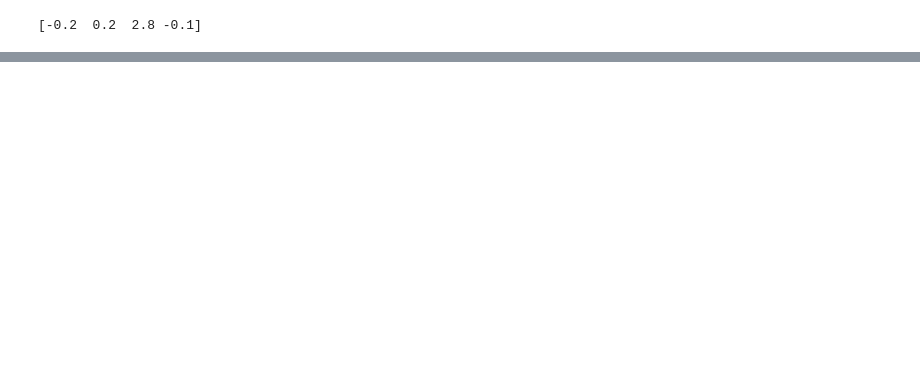
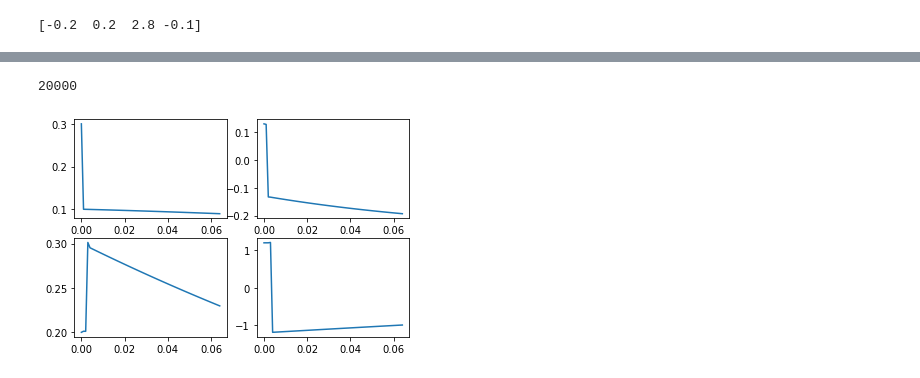
Before and after one commit to LouKordos/jupyter_notebooks, a Jupyter notebook: cart-pole.ipynb, the cells around one changed output, grey strips where cells are left out. Saved outputs shown, nothing was run; the diff lists cells and outputs as text; code cells hidden in the pictures; blank space fills up the shorter version.

```diff
--- a/cart-pole.ipynb
+++ b/cart-pole.ipynb
@@ -789,0 +949,18 @@ Image(url = "https://miro.medium.com/max/4365/1*TMZEwugeC5wlHdITbdmQ5A.png")
+# %%
+x_updated_plot = []
+xd_updated_plot = []
+theta_updated_plot = []
+thetad_updated_plot = []
+
+for i in x_updated:
+    x_updated_plot.append(i[0][0])
+    xd_updated_plot.append(i[1][0])
+    theta_updated_plot.append(i[2][0])
+    thetad_updated_plot.append(i[3][0])
+
+print(len(xd_updated_plot))
+
+plot_states(np.arange(0, test_length, test_dt), [x_updated_plot, xd_updated_plot, theta_updated_plot, thetad_updated_plot])
+# %% [output]
+20000
+[figure, added]
```
Also changed, not shown: parts of 14 cells of this notebook.
